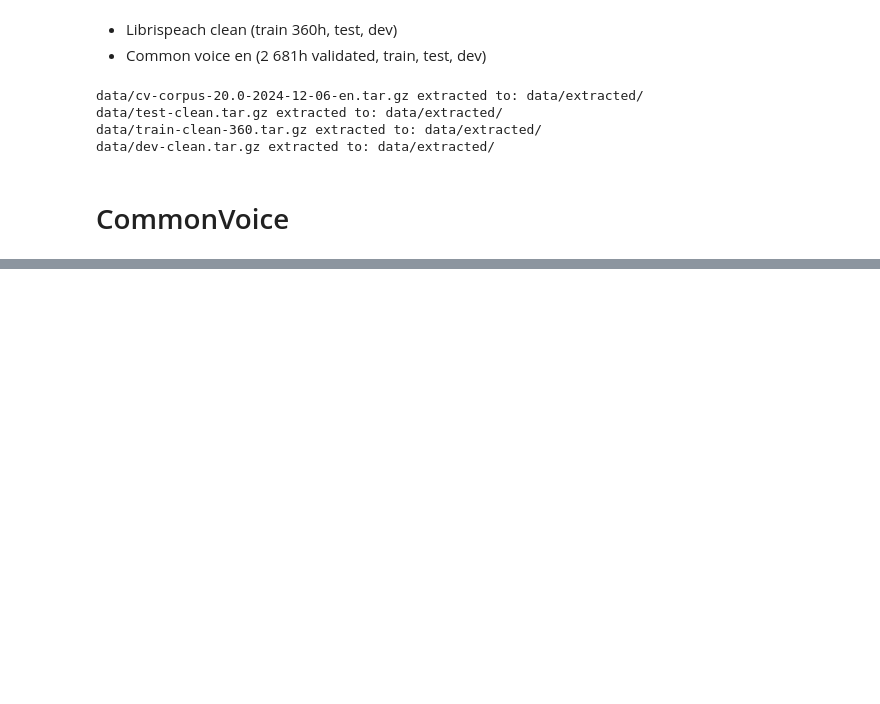
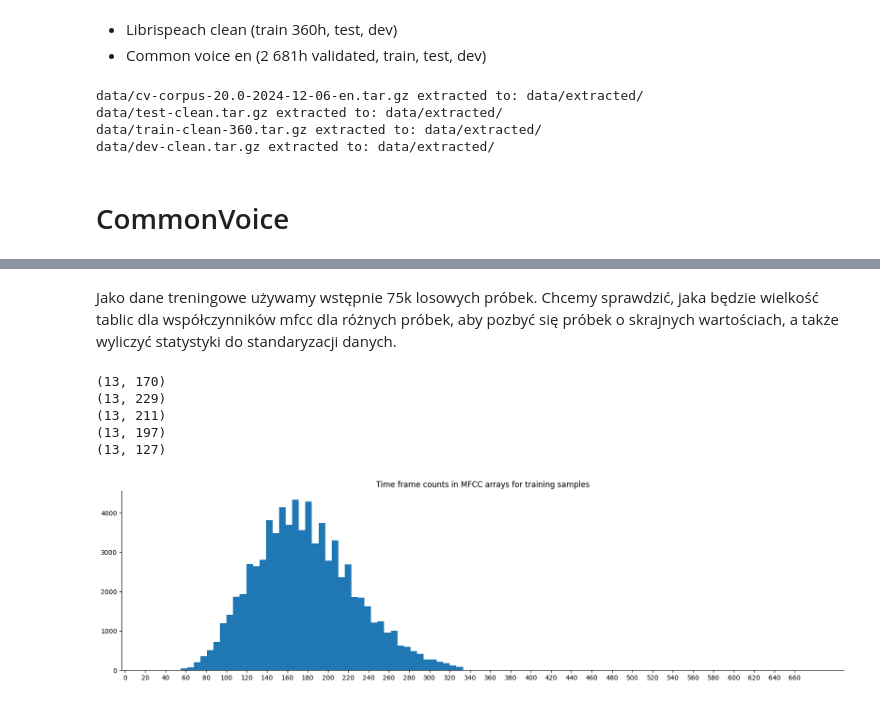
Before and after one commit to k-katarzyna/Automatic_Speech_Recognition, a Jupyter notebook: 00_data.ipynb, the cells around one changed output, grey strips where cells are left out. Drawn from its saved outputs; the diff is of its cells as text; code cells hidden in the pictures; blank space fills up the shorter version.

```diff
--- a/00_data.ipynb
+++ b/00_data.ipynb
@@ -260,0 +187,23 @@ tf.Tensor(
+# %% [markdown]
+Jako dane treningowe używamy wstępnie 75k losowych próbek. Chcemy sprawdzić, jaka będzie wielkość tablic dla współczynników mfcc dla różnych próbek, aby pozbyć się próbek o skrajnych wartościach, a także wyliczyć statystyki do standaryzacji danych.
+# %%
+X_train, _, sample_df = get_data(train_df, n_samples=75000)
+# %%
+for sample in X_train[:5]:
+    print(sample.shape)
+# %% [output]
+(13, 170)
+(13, 229)
+(13, 211)
+(13, 197)
+(13, 127)
+# %%
+sample_df["n_time_steps"] = [sample.shape[1] for sample in X_train]
+
+plt.figure(figsize=(20, 5))
+plt.hist(sample_df.n_time_steps, bins=100)
+ticks = np.arange(0, sample_df.n_time_steps.max(), 20)
+plt.xticks(ticks)
+plt.title("Time frame counts in MFCC arrays for training samples");
+# %% [output]
+[figure, added]
```
Also changed, not shown: parts of 16 cells of this notebook.
